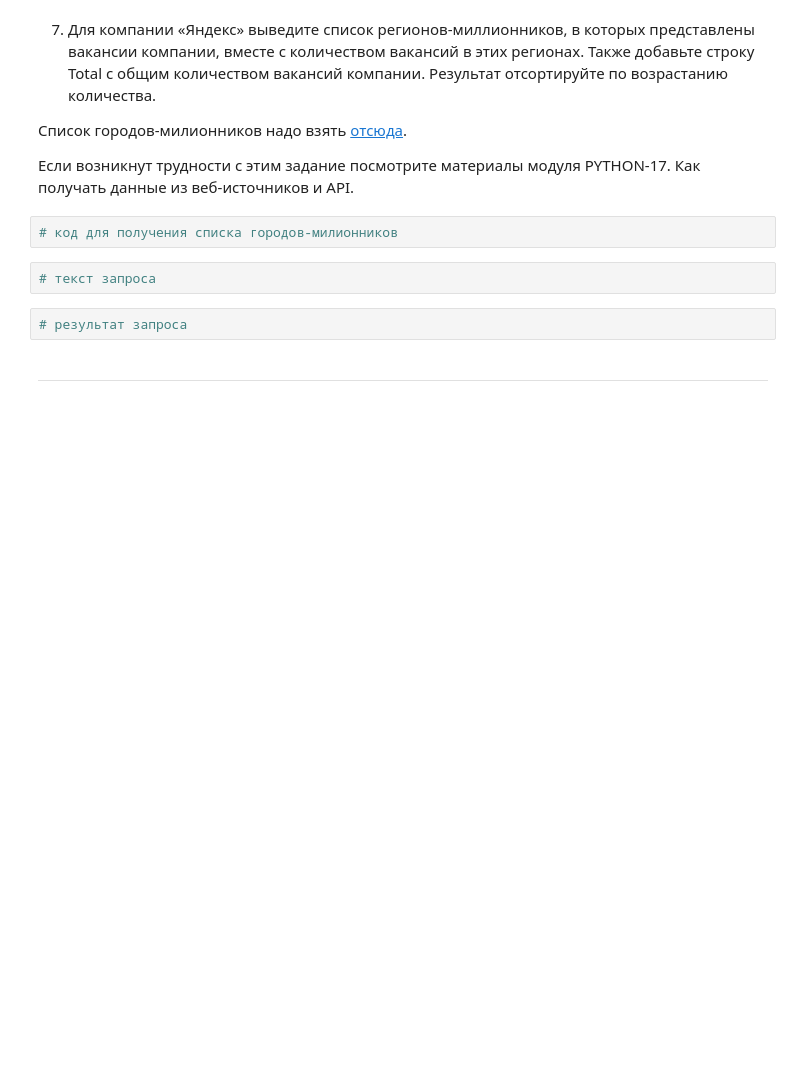
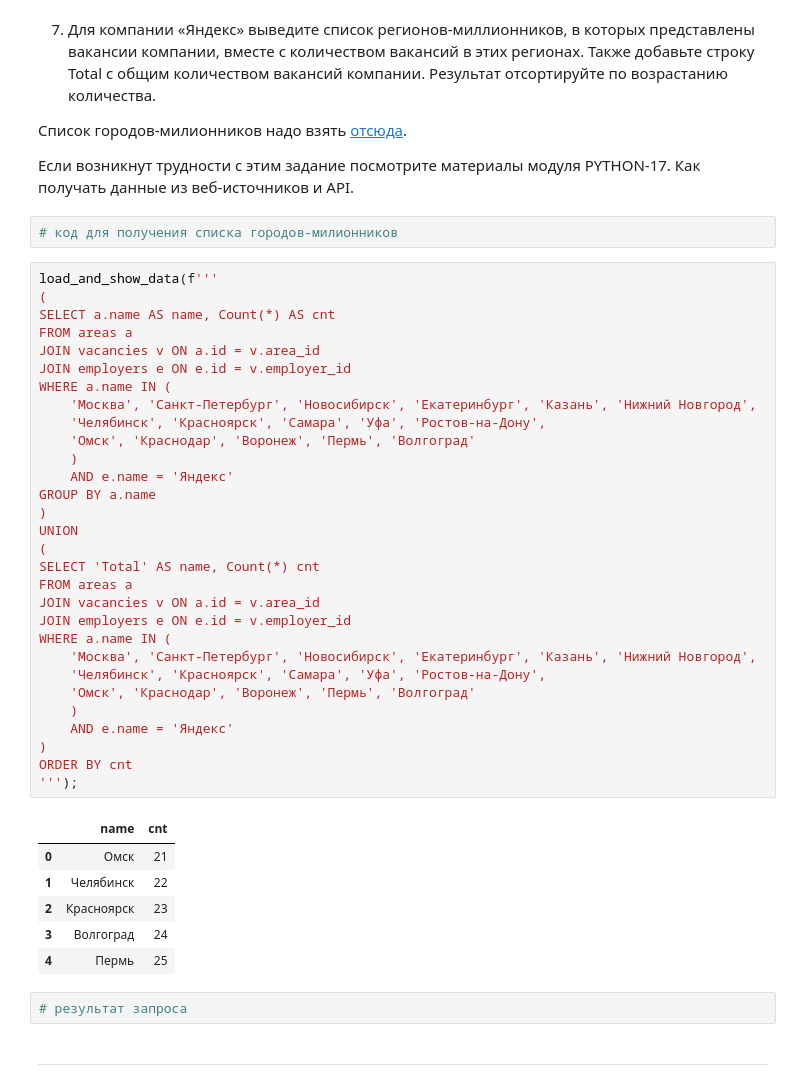
Before and after one commit to AlexeyLukovnikov/sf_ds_project_2, a Jupyter notebook: Project_2.ipynb, the cells around one changed output. Cells and saved outputs as stored; diff of their text form; blank space fills up the shorter version.

```diff
--- a/Project_2.ipynb
+++ b/Project_2.ipynb
@@ -344,7 +344,42 @@ load_and_show_data(f'''
 # %%
 # код для получения списка городов-милионников
 # %%
-# текст запроса
+load_and_show_data(f'''
+(
+SELECT a.name AS name, Count(*) AS cnt
+FROM areas a
+JOIN vacancies v ON a.id = v.area_id
+JOIN employers e ON e.id = v.employer_id
+WHERE a.name IN (
+	'Москва', 'Санкт-Петербург', 'Новосибирск', 'Екатеринбург', 'Казань', 'Нижний Новгород',
+	'Челябинск', 'Красноярск', 'Самара', 'Уфа', 'Ростов-на-Дону',
+	'Омск', 'Краснодар', 'Воронеж', 'Пермь', 'Волгоград'
+	)
+	AND e.name = 'Яндекс'
+GROUP BY a.name
+)
+UNION
+(
+SELECT 'Total' AS name, Count(*) cnt
+FROM areas a
+JOIN vacancies v ON a.id = v.area_id
+JOIN employers e ON e.id = v.employer_id
+WHERE a.name IN (
+	'Москва', 'Санкт-Петербург', 'Новосибирск', 'Екатеринбург', 'Казань', 'Нижний Новгород',
+	'Челябинск', 'Красноярск', 'Самара', 'Уфа', 'Ростов-на-Дону',
+	'Омск', 'Краснодар', 'Воронеж', 'Пермь', 'Волгоград'
+	)
+	AND e.name = 'Яндекс'
+)
+ORDER BY cnt
+''');
+# %% [output]
+|  | name | cnt |
+| 0 | Омск | 21 |
+| 1 | Челябинск | 22 |
+| 2 | Красноярск | 23 |
+| 3 | Волгоград | 24 |
+| 4 | Пермь | 25 |
 # %%
 # результат запроса
 # %% [markdown]
```
